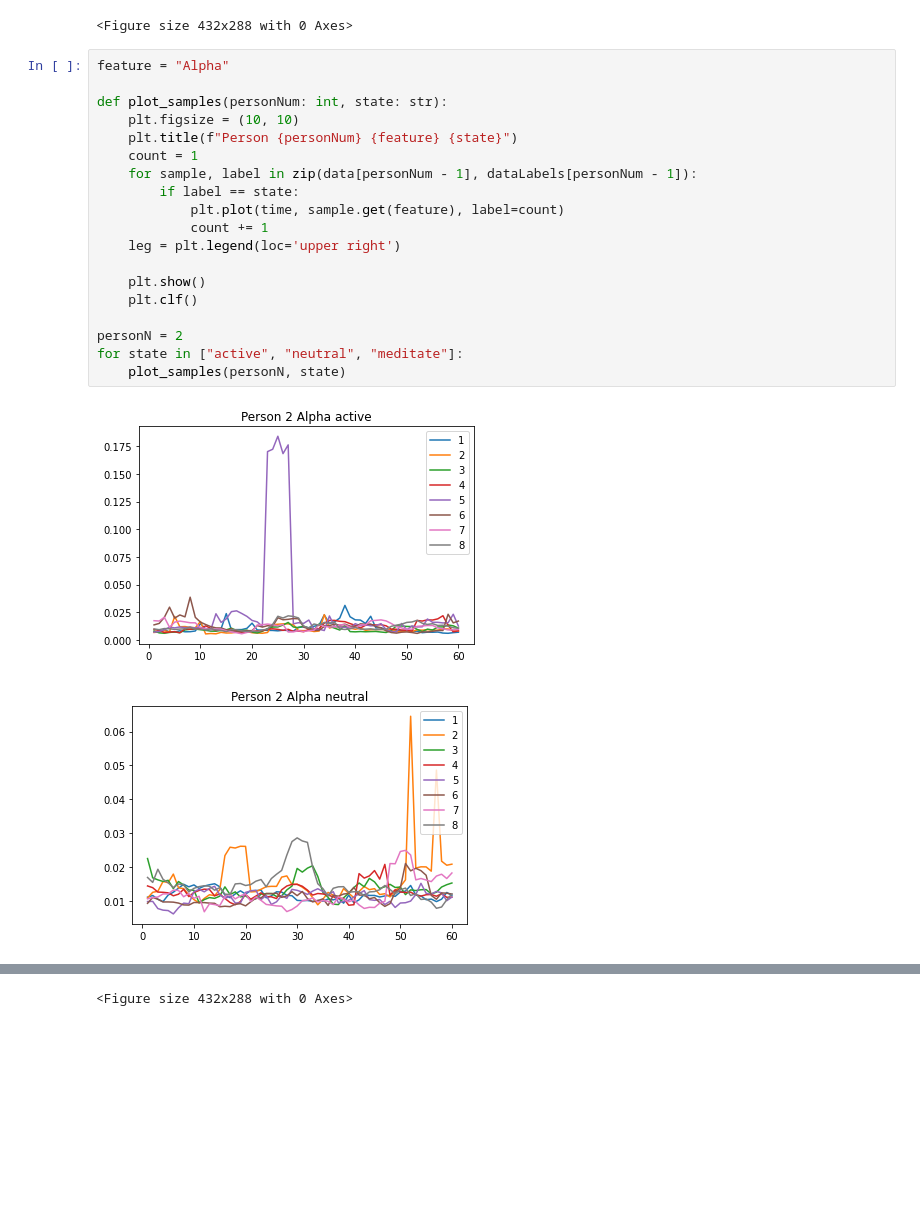
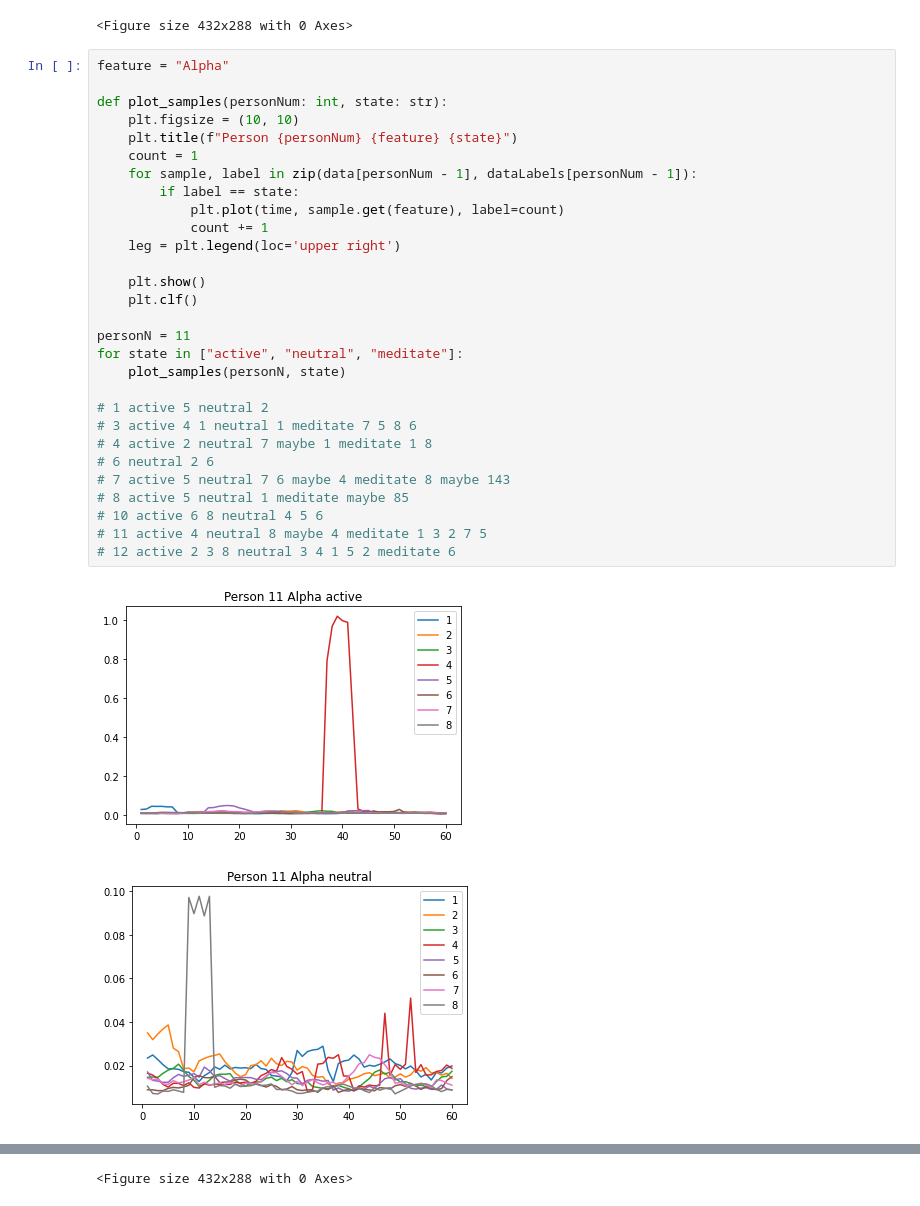
Before and after one commit to tonymauro/Neuromaker-BCI, a Jupyter notebook: plot_folder.ipynb, the cells around one changed output, grey strips where cells are left out. Drawn from its saved outputs; the diff is of its cells as text; blank space fills up the shorter version.

```diff
--- a/plot_folder.ipynb
+++ b/plot_folder.ipynb
@@ -220,22 +220,32 @@ plot_full_data("Low Beta")
 # %%
 feature = "Alpha"
 
 def plot_samples(personNum: int, state: str):
     plt.figsize = (10, 10)
     plt.title(f"Person {personNum} {feature} {state}")
     count = 1
     for sample, label in zip(data[personNum - 1], dataLabels[personNum - 1]):
         if label == state:
             plt.plot(time, sample.get(feature), label=count)
             count += 1
     leg = plt.legend(loc='upper right')
 
     plt.show()
     plt.clf()
 
-personN = 2
+personN = 11
 for state in ["active", "neutral", "meditate"]:
     plot_samples(personN, state)
+
+# 1 active 5 neutral 2
+# 3 active 4 1 neutral 1 meditate 7 5 8 6
+# 4 active 2 neutral 7 maybe 1 meditate 1 8
+# 6 neutral 2 6
+# 7 active 5 neutral 7 6 maybe 4 meditate 8 maybe 143
+# 8 active 5 neutral 1 meditate maybe 85
+# 10 active 6 8 neutral 4 5 6
+# 11 active 4 neutral 8 maybe 4 meditate 1 3 2 7 5
+# 12 active 2 3 8 neutral 3 4 1 5 2 meditate 6
 # %% [output]
-[figure, old version]
+[figure, new version]
-[figure, old version]
+[figure, new version]
```
Also changed, not shown: parts of 1 cell of this notebook, 1 other file.
